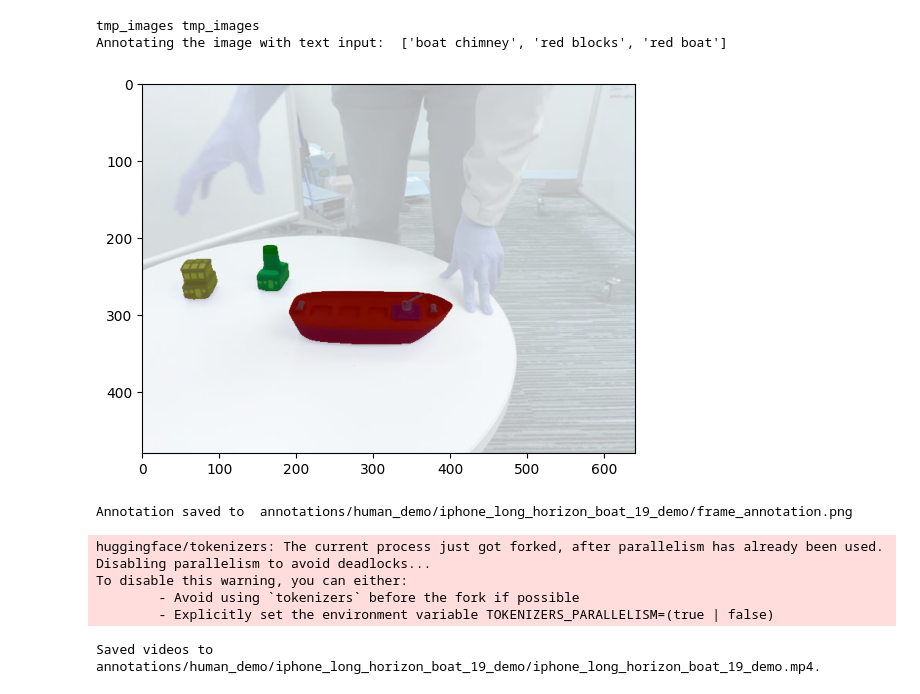
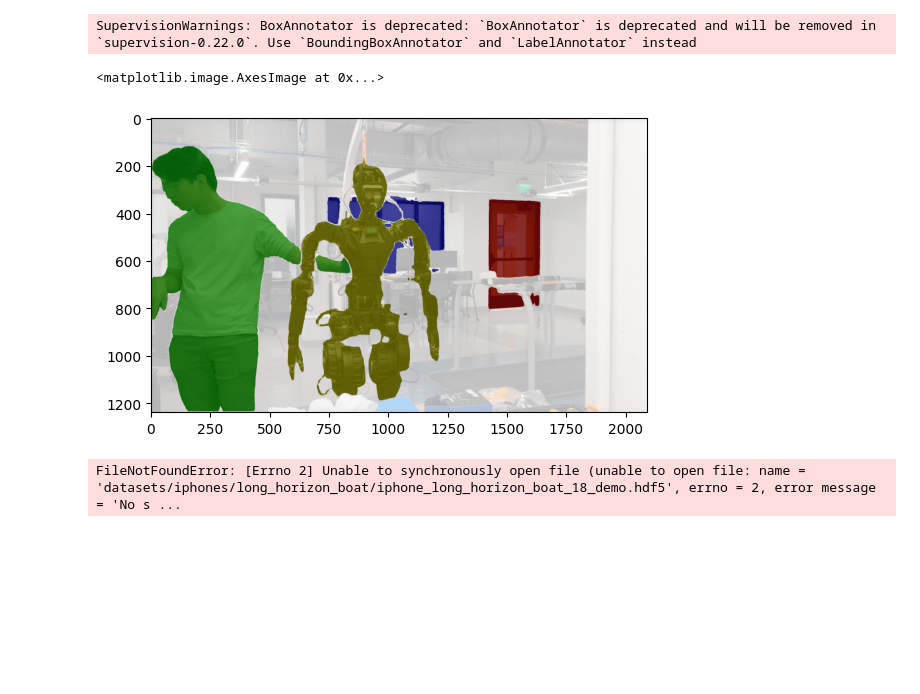
Before and after one commit to lijinhan21/retarget_vision, a Jupyter notebook: gam_annotation_fast.ipynb, the cells around one changed output. Saved outputs shown, nothing was run; the diff lists cells and outputs as text; code cells hidden in the pictures; blank space fills up the shorter version.

```diff
--- a/gam_annotation_fast.ipynb
+++ b/gam_annotation_fast.ipynb
@@ -42,3 +45,15 @@ Model loaded from /home/yifengz/.cache/huggingface/hub/models--ShilongLiu--Groun
+# %%
+from PIL import Image
+image = np.array(Image.open("example_image.png"))
+# %%
+final_mask_image = wrapper.segment(image, ["a photo of a man", "a photo of humanoid robot", "a photo of door", "windows"])
+
+overlay_image = overlay_xmem_mask_on_image(image, np.array(final_mask_image), use_white_bg=True, rgb_alpha=0.3)
+plt.imshow(overlay_image)
+# %% [output]
+SupervisionWarnings: BoxAnnotator is deprecated: `BoxAnnotator` is deprecated and will be removed in `supervision-0.22.0`. Use `BoundingBoxAnnotator` and `LabelAnnotator` instead
+<matplotlib.image.AxesImage at 0x...>
+[figure, added]
 # %%
 
 args = EasyDict({
@@ -165,12 +180,4 @@ def run():
 
 run()
 # %% [output]
-tmp_images tmp_images
-Annotating the image with text input:  ['boat chimney', 'red blocks', 'red boat']
+FileNotFoundError: [Errno 2] Unable to synchronously open file (unable to open file: name = 'datasets/iphones/long_horizon_boat/iphone_long_horizon_boat_18_demo.hdf5', errno = 2, error message = 'No s ...
-[figure, removed]
-Annotation saved to  annotations/human_demo/iphone_long_horizon_boat_19_demo/frame_annotation.png
-huggingface/tokenizers: The current process just got forked, after parallelism has already been used. Disabling parallelism to avoid deadlocks...
-To disable this warning, you can either:
-        - Avoid using `tokenizers` before the fork if possible
-        - Explicitly set the environment variable TOKENIZERS_PARALLELISM=(true | false)
-Saved videos to annotations/human_demo/iphone_long_horizon_boat_19_demo/iphone_long_horizon_boat_19_demo.mp4.
```
Also changed, not shown: parts of 1 cell of this notebook, 8 other files.
